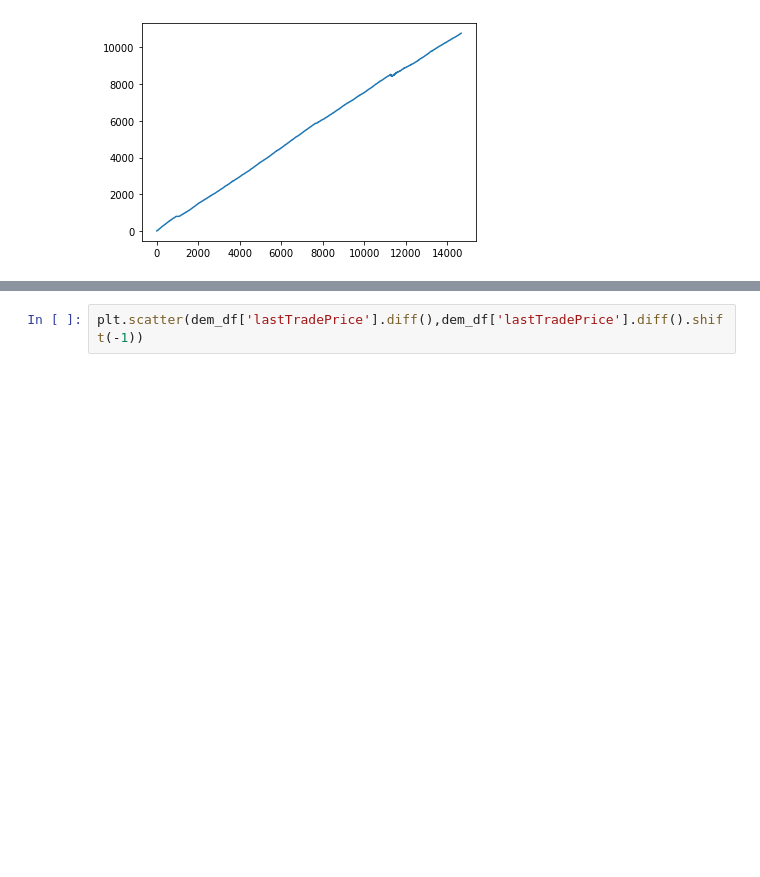
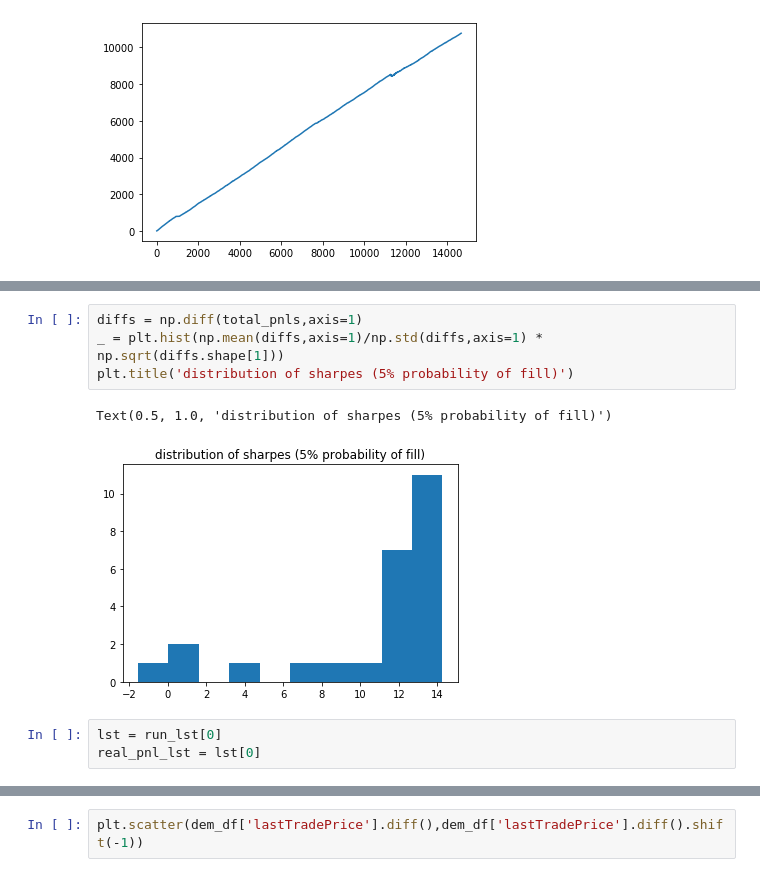
Before and after one commit to zlex7/Predict-Time-Series, a Jupyter notebook: Political Alert Engine Scraping.ipynb, the cells around one changed output, grey strips where cells are left out. Saved outputs shown, nothing was run; the diff lists cells and outputs as text; blank space fills up the shorter version.

```diff
--- a/Political Alert Engine Scraping.ipynb
+++ b/Political Alert Engine Scraping.ipynb
@@ -178,0 +289,10 @@ for ind in range(1,len(dem_df)):
+# %%
+diffs = np.diff(total_pnls,axis=1)
+_ = plt.hist(np.mean(diffs,axis=1)/np.std(diffs,axis=1) * np.sqrt(diffs.shape[1]))
+plt.title('distribution of sharpes (5% probability of fill)')
+# %% [output]
+Text(0.5, 1.0, 'distribution of sharpes (5% probability of fill)')
+[figure, added]
+# %%
+lst = run_lst[0]
+real_pnl_lst = lst[0]
```
Also changed, not shown: parts of 8 cells of this notebook.
